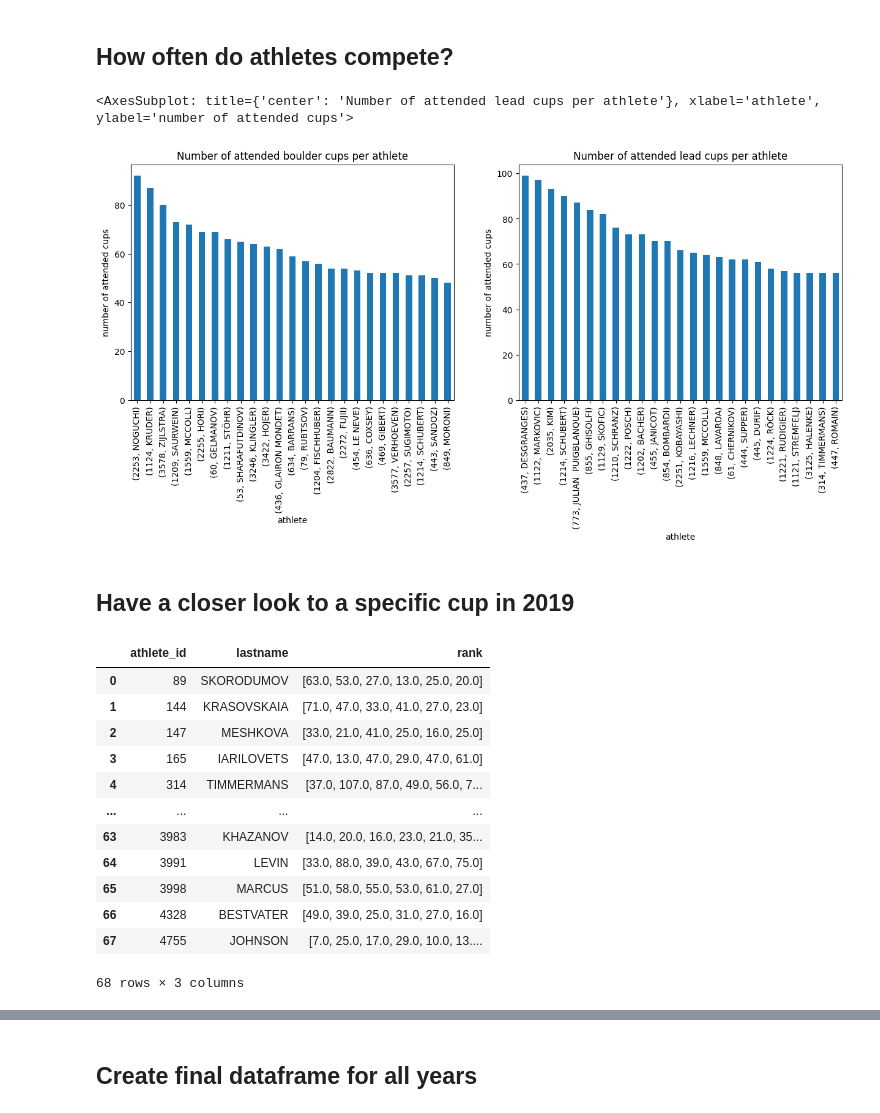
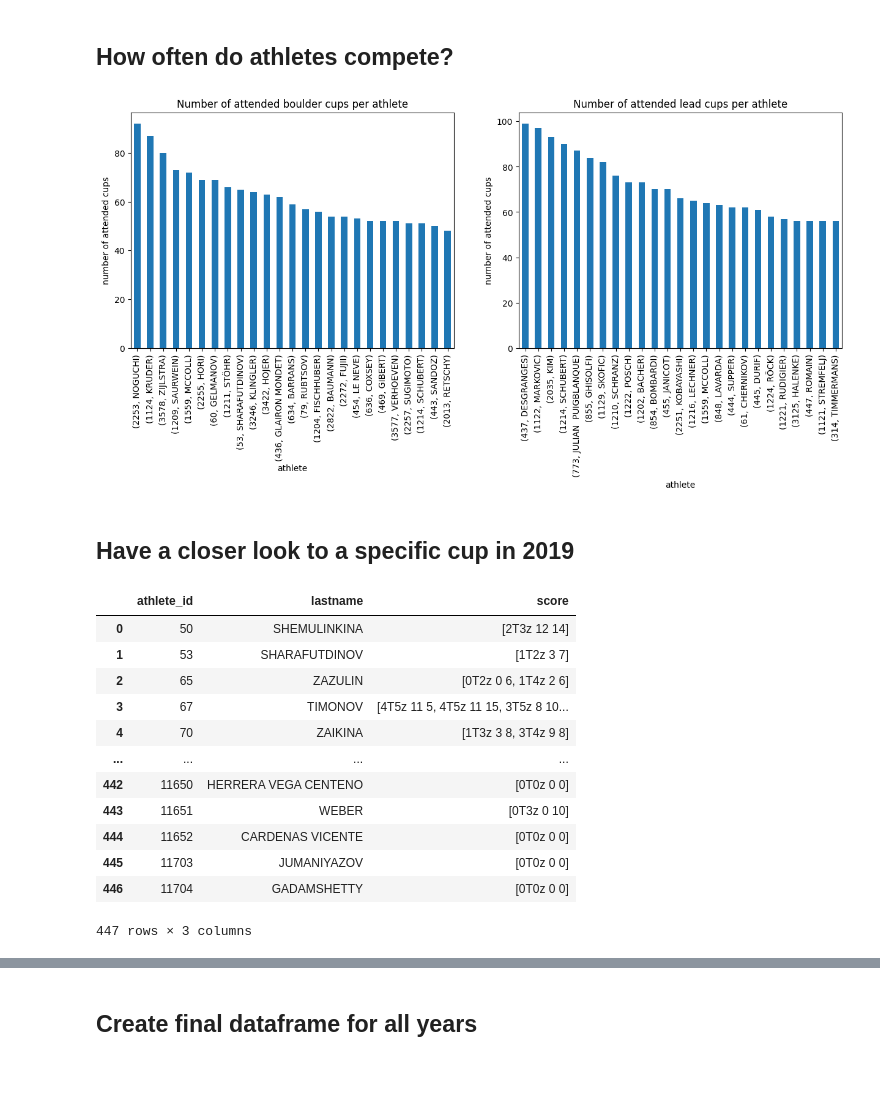
Before and after one commit to unicorne/luck_vs_skill, a Jupyter notebook: data/climbing.ipynb, the cells around one changed output, grey strips where cells are left out. Saved outputs shown, nothing was run; the diff lists cells and outputs as text; code cells hidden in the pictures; blank space fills up the shorter version.

```diff
--- a/data/climbing.ipynb
+++ b/data/climbing.ipynb
@@ -23,6 +23,10 @@ data = data[~data['name'].str.lower().str.contains('asia')]
 data = data[~data['name'].str.lower().str.contains('africa')]
 # filter european championships
 data = data[~data['name'].str.lower().str.contains('europe')]
+# drop duplicates
+data = data.drop_duplicates()
+# drop nan values
+data = data[data['rank'].notna()]
 # parse dates
 data['starts_at'] = pd.to_datetime(data['starts_at'])
 data['ends_at'] = pd.to_datetime(data['ends_at'])
@@ -104,9 +108,9 @@ lead_athletes = lead.groupby(['athlete_id', 'lastname'])['name'].nunique().sort_
 fig, axes = plt.subplots(nrows=1, ncols=2, figsize=(15, 5))
 boulder_athletes.iloc[:25].plot(kind='bar', title='Number of attended boulder cups per athlete', xlabel='athlete', ylabel='number of attended cups', ax=axes[0])
 lead_athletes.iloc[:25].plot(kind='bar', title='Number of attended lead cups per athlete', xlabel='athlete', ylabel='number of attended cups', ax=axes[1])
+plt.show()
 # %% [output]
-<AxesSubplot: title={'center': 'Number of attended lead cups per athlete'}, xlabel='athlete', ylabel='number of attended cups'>
-[figure, old version]
+[figure, new version]
 # %% [markdown]
 ## Have a closer look to a specific cup in 2019
 # %%
@@ -125,18 +126,18 @@ boulder_qualification = boulder_2019[boulder_2019['round_name'].str.contains('Qu
 # filter entries for our athletes
 boulder_qualification = boulder_qualification[boulder_qualification['athlete_id'].isin(boulder_athletes_2019.index)]
 # %%
-boulder_qualification.groupby(['athlete_id', 'lastname'])['rank'].apply(list).reset_index()
+boulder_qualification.groupby(['athlete_id', 'lastname'])['score'].apply(list).reset_index()
 # %% [output]
-|  | athlete_id | lastname | rank |
-| 0 | 89 | SKORODUMOV | [63.0, 53.0, 27.0, 13.0, 25.0, 20.0] |
-| 1 | 144 | KRASOVSKAIA | [71.0, 47.0, 33.0, 41.0, 27.0, 23.0] |
-| 2 | 147 | MESHKOVA | [33.0, 21.0, 41.0, 25.0, 16.0, 25.0] |
-| 3 | 165 | IARILOVETS | [47.0, 13.0, 47.0, 29.0, 47.0, 61.0] |
-| 4 | 314 | TIMMERMANS | [37.0, 107.0, 87.0, 49.0, 56.0, 7... |
+|  | athlete_id | lastname | score |
+| 0 | 50 | SHEMULINKINA | [2T3z 12 14] |
+| 1 | 53 | SHARAFUTDINOV | [1T2z 3 7] |
+| 2 | 65 | ZAZULIN | [0T2z 0 6, 1T4z 2 6] |
+| 3 | 67 | TIMONOV | [4T5z 11 5, 4T5z 11 15, 3T5z 8 10... |
+| 4 | 70 | ZAIKINA | [1T3z 3 8, 3T4z 9 8] |
 | ... | ... | ... | ... |
-| 63 | 3983 | KHAZANOV | [14.0, 20.0, 16.0, 23.0, 21.0, 35... |
-| 64 | 3991 | LEVIN | [33.0, 88.0, 39.0, 43.0, 67.0, 75.0] |
-| 65 | 3998 | MARCUS | [51.0, 58.0, 55.0, 53.0, 61.0, 27.0] |
-| 66 | 4328 | BESTVATER | [49.0, 39.0, 25.0, 31.0, 27.0, 16.0] |
-| 67 | 4755 | JOHNSON | [7.0, 25.0, 17.0, 29.0, 10.0, 13.... |
+| 442 | 11650 | HERRERA VEGA CENTENO | [0T0z 0 0] |
+| 443 | 11651 | WEBER | [0T3z 0 10] |
+| 444 | 11652 | CARDENAS VICENTE | [0T0z 0 0] |
+| 445 | 11703 | JUMANIYAZOV | [0T0z 0 0] |
+| 446 | 11704 | GADAMSHETTY | [0T0z 0 0] |
-68 rows × 3 columns
+447 rows × 3 columns
```
Also changed, not shown: parts of 21 cells of this notebook, 47 other files.
